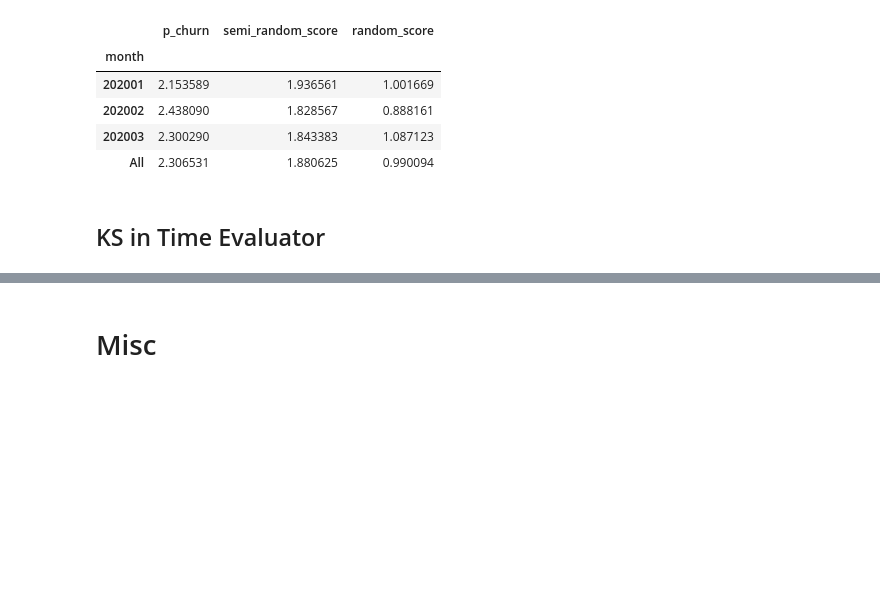
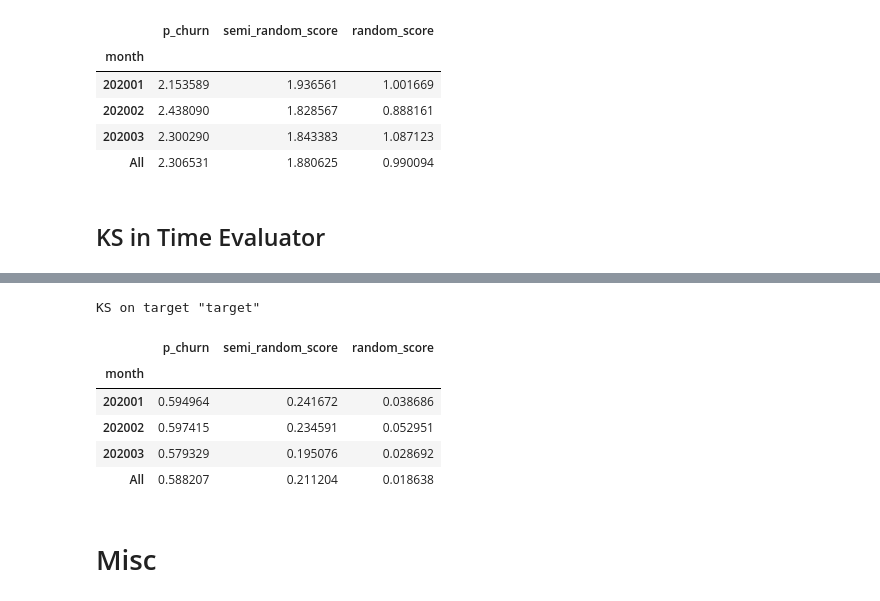
Before and after one commit to Vrboska/mofr, a Jupyter notebook: Testing.ipynb, the cells around one changed output, grey strips where cells are left out. Drawn from its saved outputs; the diff is of its cells as text; code cells hidden in the pictures; blank space fills up the shorter version.

```diff
--- a/Testing.ipynb
+++ b/Testing.ipynb
@@ -433,5 +433,14 @@ kite.get_graph()
 # %%
 kite.get_table()
+kite.table
+# %% [output]
+KS on target "target"
+|  | p_churn | semi_random_score | random_score |
+| month |  |  |  |
+| 202001 | 0.594964 | 0.241672 | 0.038686 |
+| 202002 | 0.597415 | 0.234591 | 0.052951 |
+| 202003 | 0.579329 | 0.195076 | 0.028692 |
+| All | 0.588207 | 0.211204 | 0.018638 |
 # %% [markdown]
 # Misc
 # %%
```
Also changed, not shown: parts of 1 cell of this notebook, 3 other files.
